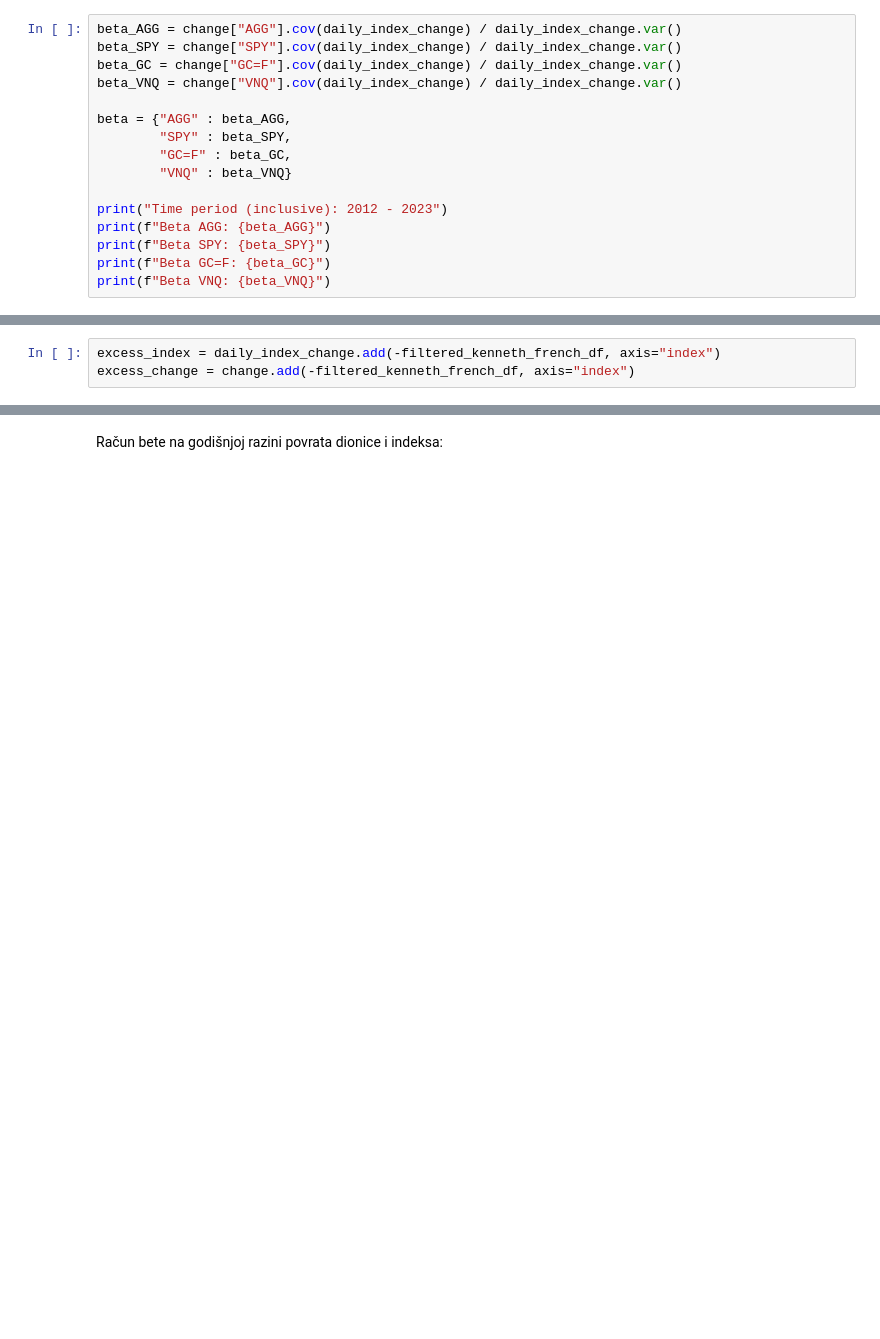
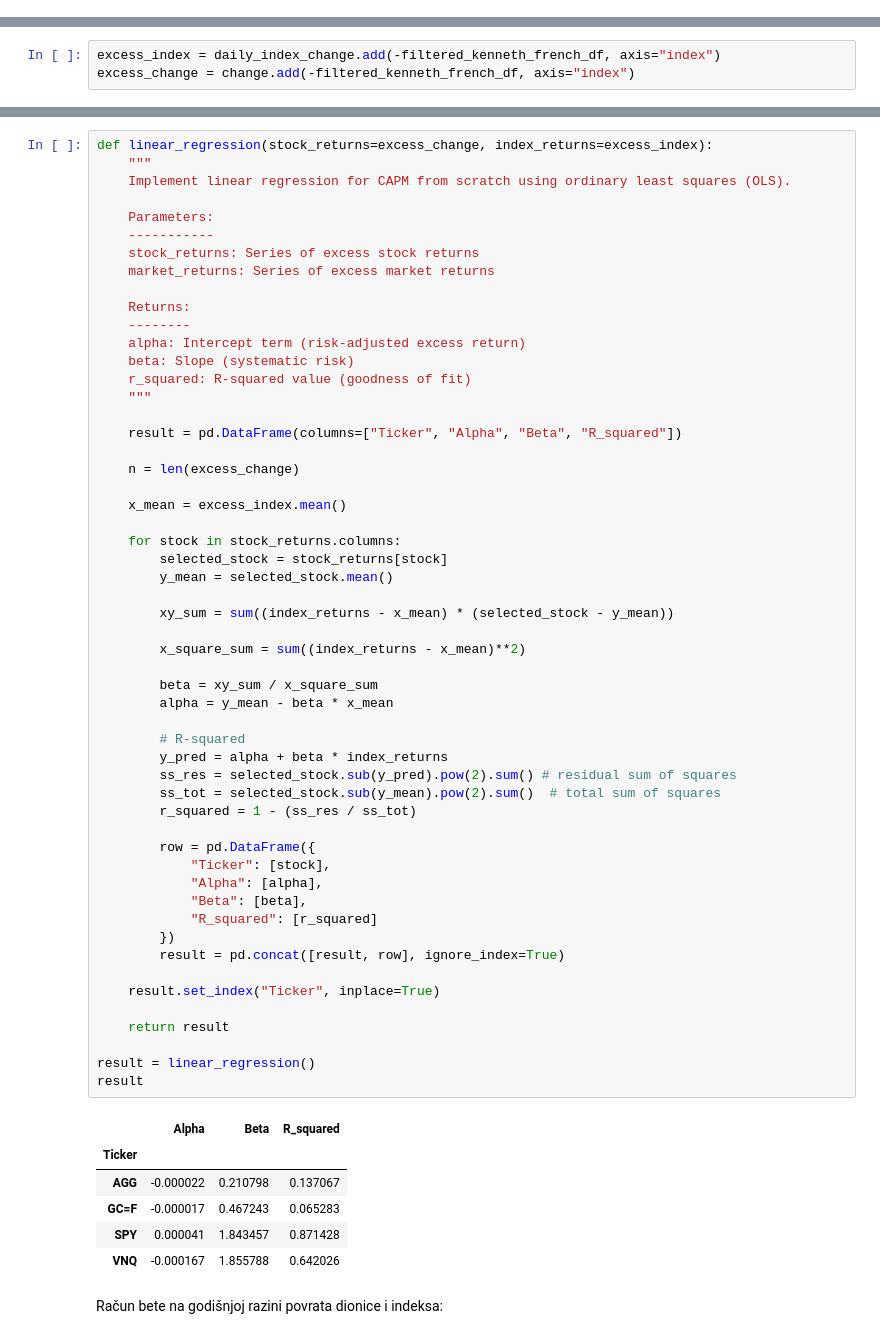
Before and after one commit to evucelic/EQ-Performance-Backtesting, a Jupyter notebook: project.ipynb, the cells around one changed output, grey strips where cells are left out. Saved outputs shown, nothing was run; the diff lists cells and outputs as text; blank space fills up the shorter version.

Commit message:
beta by regression

```diff
--- a/project.ipynb
+++ b/project.ipynb
@@ -170,19 +171,3 @@ daily_weights_df = daily_weights_df.merge(weights_df_copy, left_on="Year", right
 daily_weights_df = daily_weights_df.drop(columns="Year")
 
 daily_index_change = change.multiply(daily_weights_df).sum(axis=1)
-# %%
-beta_AGG = change["AGG"].cov(daily_index_change) / daily_index_change.var()
-beta_SPY = change["SPY"].cov(daily_index_change) / daily_index_change.var()
-beta_GC = change["GC=F"].cov(daily_index_change) / daily_index_change.var()
-beta_VNQ = change["VNQ"].cov(daily_index_change) / daily_index_change.var()
-
-beta = {"AGG" : beta_AGG,
-        "SPY" : beta_SPY,
-        "GC=F" : beta_GC,
-        "VNQ" : beta_VNQ}
-
-print("Time period (inclusive): 2012 - 2023")
-print(f"Beta AGG: {beta_AGG}")
-print(f"Beta SPY: {beta_SPY}")
-print(f"Beta GC=F: {beta_GC}")
-print(f"Beta VNQ: {beta_VNQ}")
@@ -253,3 +209,64 @@ Beta VNQ: 1.855787987686715
+# %%
+def linear_regression(stock_returns=excess_change, index_returns=excess_index):
+    """
+    Implement linear regression for CAPM from scratch using ordinary least squares (OLS).
+
+    Parameters:
+    -----------
+    stock_returns: Series of excess stock returns
+    market_returns: Series of excess market returns
+
+    Returns:
+    --------
+    alpha: Intercept term (risk-adjusted excess return)
+    beta: Slope (systematic risk)
+    r_squared: R-squared value (goodness of fit)
+    """
+
+    result = pd.DataFrame(columns=["Ticker", "Alpha", "Beta", "R_squared"])
+
+    n = len(excess_change)
+
+    x_mean = excess_index.mean()
+
+    for stock in stock_returns.columns:
+        selected_stock = stock_returns[stock]
+        y_mean = selected_stock.mean()
+
+        xy_sum = sum((index_returns - x_mean) * (selected_stock - y_mean))
+
+        x_square_sum = sum((index_returns - x_mean)**2)
+
+        beta = xy_sum / x_square_sum
+        alpha = y_mean - beta * x_mean
+
+        # R-squared
+        y_pred = alpha + beta * index_returns
+        ss_res = selected_stock.sub(y_pred).pow(2).sum() # residual sum of squares
+        ss_tot = selected_stock.sub(y_mean).pow(2).sum()  # total sum of squares
+        r_squared = 1 - (ss_res / ss_tot)
+
+        row = pd.DataFrame({
+            "Ticker": [stock],
+            "Alpha": [alpha],
+            "Beta": [beta],
+            "R_squared": [r_squared]
+        })
+        result = pd.concat([result, row], ignore_index=True)
+
+    result.set_index("Ticker", inplace=True)
+
+    return result
+
+result = linear_regression()
+result
+# %% [output]
+|  | Alpha | Beta | R_squared |
+| Ticker |  |  |  |
+| AGG | -0.000022 | 0.210798 | 0.137067 |
+| GC=F | -0.000017 | 0.467243 | 0.065283 |
+| SPY | 0.000041 | 1.843457 | 0.871428 |
+| VNQ | -0.000167 | 1.855788 | 0.642026 |
 # %% [markdown]
 Račun bete na godišnjoj razini povrata dionice i indeksa:
 # %%
```
Also changed, not shown: parts of 3 cells of this notebook.
